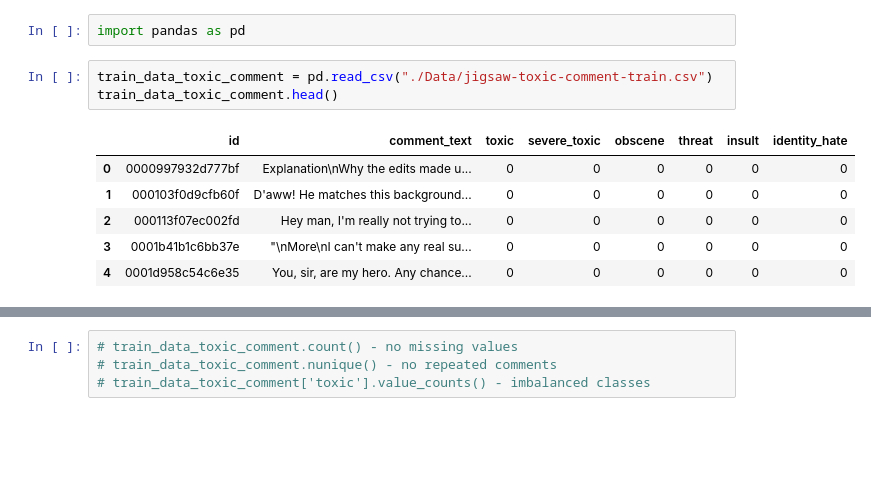
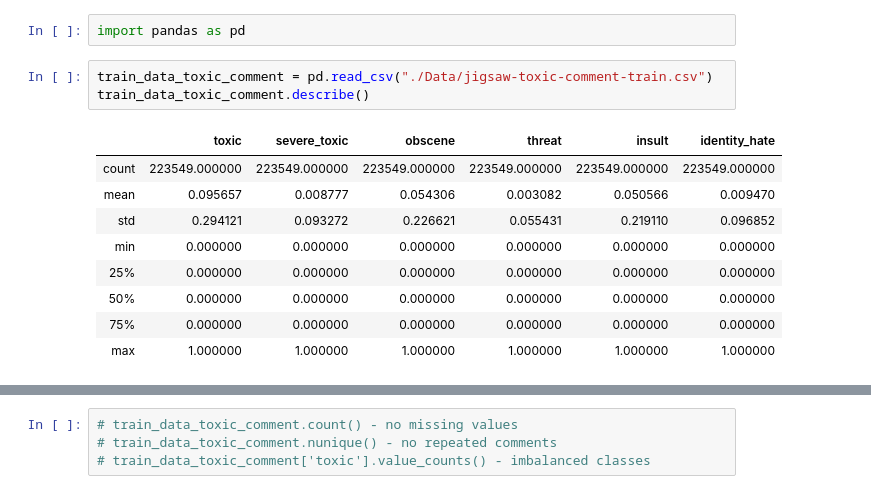
Before and after one commit to DahaKot/Toxic-Comment-Classification, a Jupyter notebook: BasicDataInfoAndPrep.ipynb, the cells around one changed output, grey strips where cells are left out. Drawn from its saved outputs; the diff is of its cells as text; blank space fills up the shorter version.

```diff
--- a/BasicDataInfoAndPrep.ipynb
+++ b/BasicDataInfoAndPrep.ipynb
@@ -2,14 +2,17 @@
 import pandas as pd
 # %%
 train_data_toxic_comment = pd.read_csv("./Data/jigsaw-toxic-comment-train.csv")
-train_data_toxic_comment.head()
+train_data_toxic_comment.describe()
 # %% [output]
-|  | id | comment_text | toxic | severe_toxic | obscene | threat | insult | identity_hate |
-| 0 | 0000997932d777bf | Explanation\nWhy the edits made u... | 0 | 0 | 0 | 0 | 0 | 0 |
-| 1 | 000103f0d9cfb60f | D'aww! He matches this background... | 0 | 0 | 0 | 0 | 0 | 0 |
-| 2 | 000113f07ec002fd | Hey man, I'm really not trying to... | 0 | 0 | 0 | 0 | 0 | 0 |
-| 3 | 0001b41b1c6bb37e | "\nMore\nI can't make any real su... | 0 | 0 | 0 | 0 | 0 | 0 |
-| 4 | 0001d958c54c6e35 | You, sir, are my hero. Any chance... | 0 | 0 | 0 | 0 | 0 | 0 |
+|  | toxic | severe_toxic | obscene | threat | insult | identity_hate |
+| count | 223549.000000 | 223549.000000 | 223549.000000 | 223549.000000 | 223549.000000 | 223549.000000 |
+| mean | 0.095657 | 0.008777 | 0.054306 | 0.003082 | 0.050566 | 0.009470 |
+| std | 0.294121 | 0.093272 | 0.226621 | 0.055431 | 0.219110 | 0.096852 |
+| min | 0.000000 | 0.000000 | 0.000000 | 0.000000 | 0.000000 | 0.000000 |
+| 25% | 0.000000 | 0.000000 | 0.000000 | 0.000000 | 0.000000 | 0.000000 |
+| 50% | 0.000000 | 0.000000 | 0.000000 | 0.000000 | 0.000000 | 0.000000 |
+| 75% | 0.000000 | 0.000000 | 0.000000 | 0.000000 | 0.000000 | 0.000000 |
+| max | 1.000000 | 1.000000 | 1.000000 | 1.000000 | 1.000000 | 1.000000 |
 # %%
 def make_len(x):
     return len(x.split())
```
Also changed, not shown: parts of 5 cells of this notebook, 2 other files.
